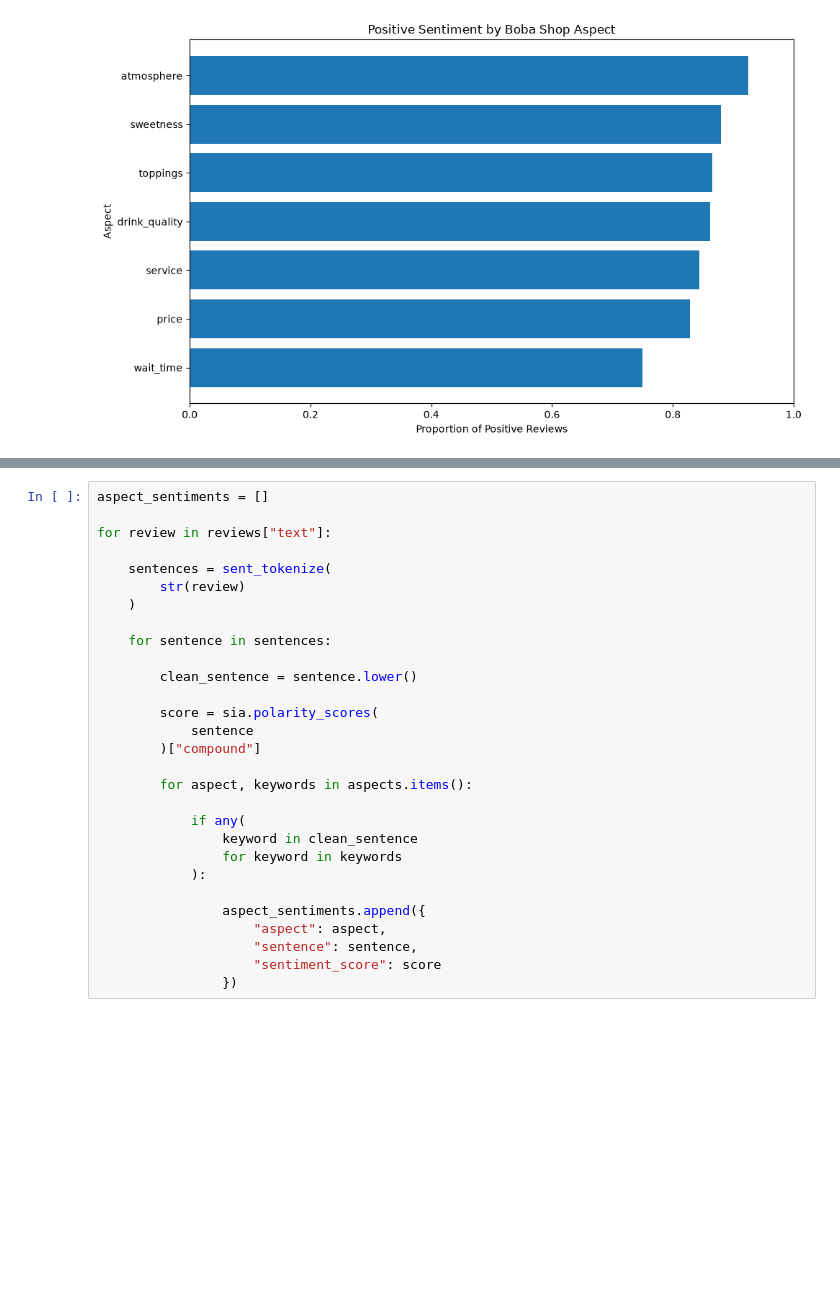
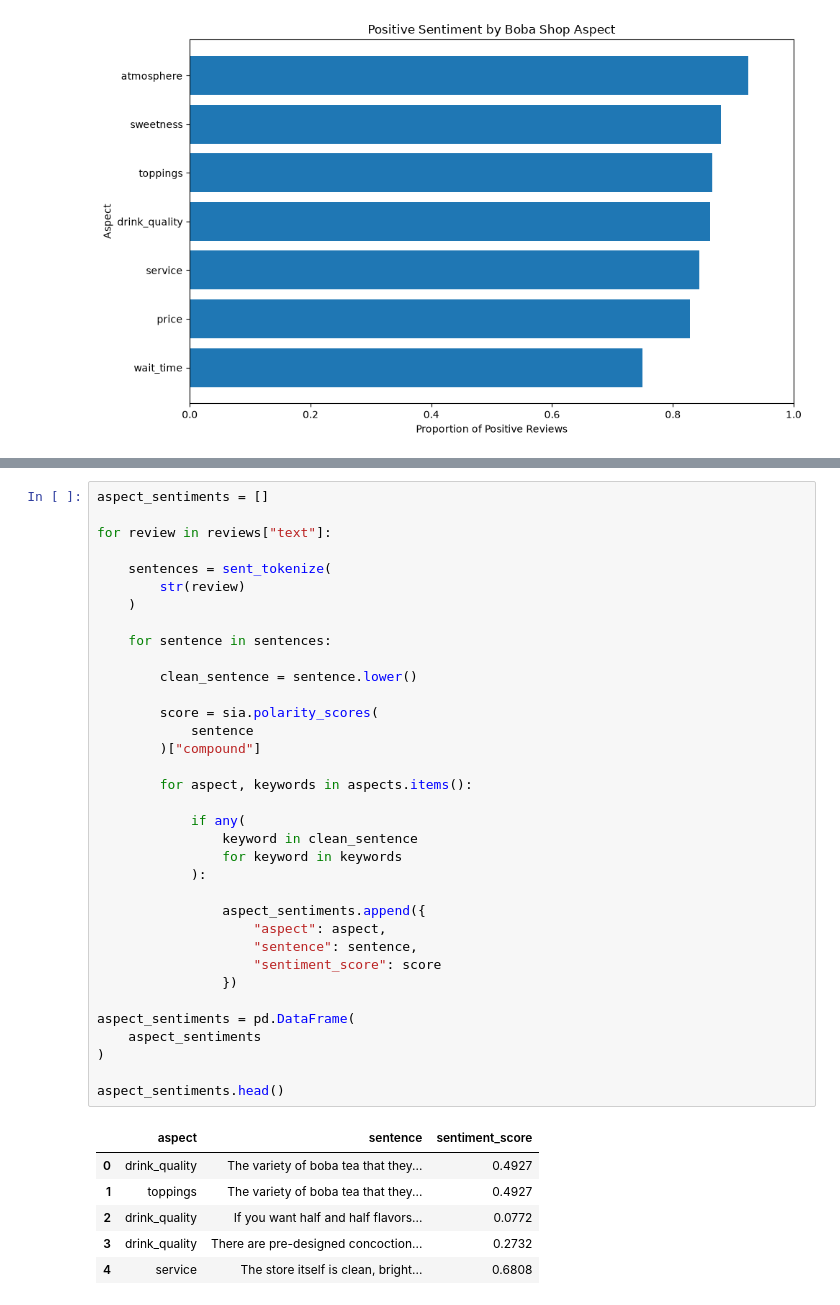
Before and after one commit to pstajvidi/Boba_Review_Analysis, a Jupyter notebook: boba_review_project.ipynb, the cells around one changed output, grey strips where cells are left out. Saved outputs shown, nothing was run; the diff lists cells and outputs as text; blank space fills up the shorter version.

```diff
--- a/boba_review_project.ipynb
+++ b/boba_review_project.ipynb
@@ -700,29 +922,42 @@ sia.polarity_scores(
 # %%
 aspect_sentiments = []
 
 for review in reviews["text"]:
 
     sentences = sent_tokenize(
         str(review)
     )
 
     for sentence in sentences:
 
         clean_sentence = sentence.lower()
 
         score = sia.polarity_scores(
             sentence
         )["compound"]
 
         for aspect, keywords in aspects.items():
 
             if any(
                 keyword in clean_sentence
                 for keyword in keywords
             ):
 
                 aspect_sentiments.append({
                     "aspect": aspect,
                     "sentence": sentence,
                     "sentiment_score": score
                 })
+
+aspect_sentiments = pd.DataFrame(
+    aspect_sentiments
+)
+
+aspect_sentiments.head()
+# %% [output]
+|  | aspect | sentence | sentiment_score |
+| 0 | drink_quality | The variety of boba tea that they... | 0.4927 |
+| 1 | toppings | The variety of boba tea that they... | 0.4927 |
+| 2 | drink_quality | If you want half and half flavors... | 0.0772 |
+| 3 | drink_quality | There are pre-designed concoction... | 0.2732 |
+| 4 | service | The store itself is clean, bright... | 0.6808 |
```
Also changed, not shown: parts of 39 cells of this notebook, 1 other file.
